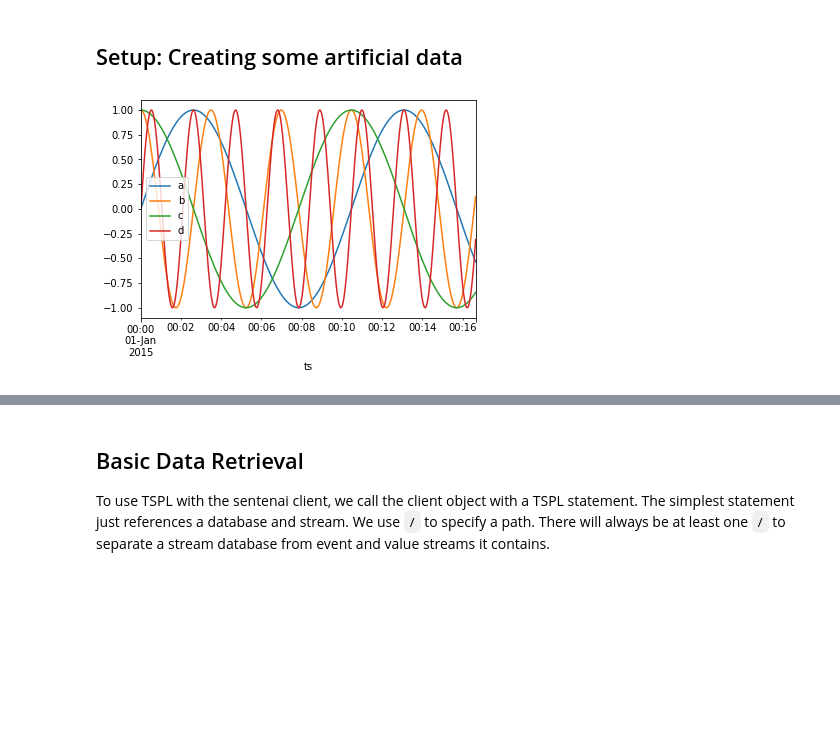
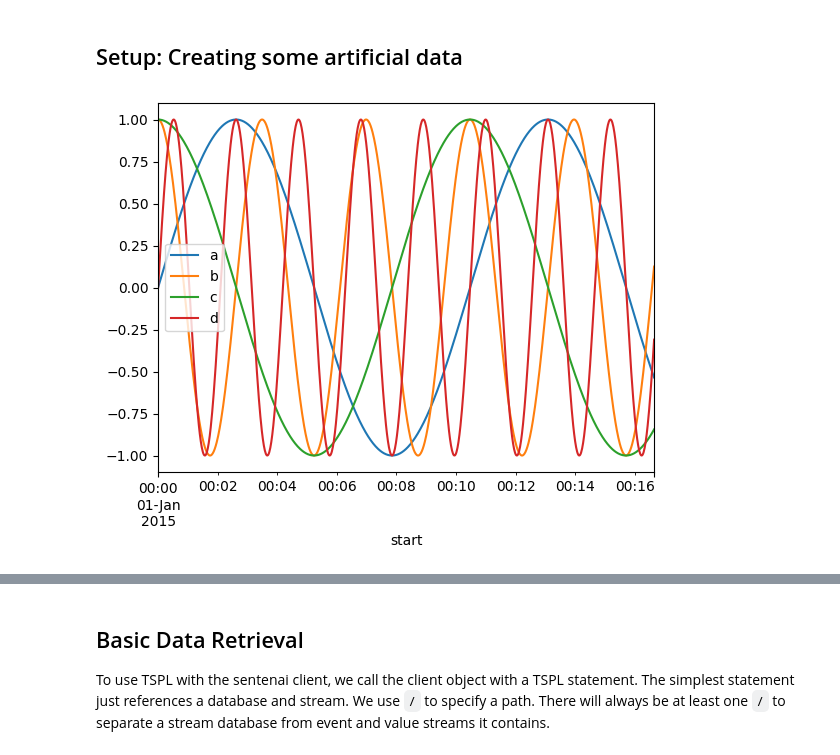
Before and after one commit to Sentenai/python-documentation, a Jupyter notebook: tutorial/TSPL.ipynb, the cells around one changed output, grey strips where cells are left out. Cells and saved outputs as stored; diff of their text form; code cells hidden in the pictures; blank space fills up the shorter version.

```diff
--- a/tutorial/TSPL.ipynb
+++ b/tutorial/TSPL.ipynb
@@ -30,7 +19,7 @@ Core to TSPL is composition, meaning that any valid TSPL program can be composed
 data = []
 for x in range(1000):
     data.append({
-        "ts": datetime(2015, 1, 1) + timedelta(seconds=x),
+        "start": datetime(2015, 1, 1) + timedelta(seconds=x),
         'a': math.sin(x / 100.),
         'b': math.cos(3 * x / 100.),
         'c': math.cos(x / 100.),
@@ -38,8 +27,8 @@ for x in range(1000):
     })
 df = pd.DataFrame(data)
 # %%
-df.plot(x="ts", y=["a", "b", "c", "d"]);
+df.plot(x="start", y=["a", "b", "c", "d"]);
 # %% [output]
-[figure, old version]
+[figure, new version]
 # %%
 sig = sentenai.init("signals", origin=datetime(2015,1,1))
```
Also changed, not shown: parts of 10 cells of this notebook, 4 other files.
